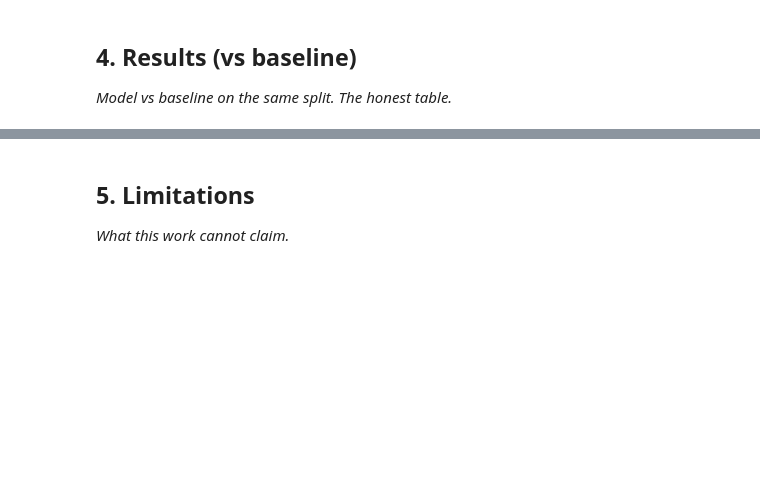
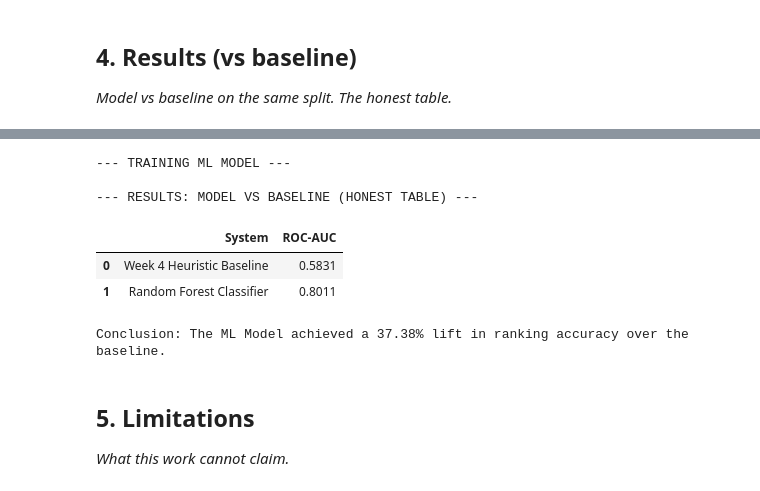
Before and after one commit to Usaf007/flyrankai-ml-internship, a Jupyter notebook: work/notebooks/capstone.ipynb, the cells around one changed output, grey strips where cells are left out. Cells and saved outputs as stored; diff of their text form; code cells hidden in the pictures; blank space fills up the shorter version.

```diff
--- a/work/notebooks/capstone.ipynb
+++ b/work/notebooks/capstone.ipynb
@@ -20,0 +107,17 @@ This skeleton is yours to fill. Work the sections **in order** — each one has
+# %%
+from sklearn.model_selection import train_test_split
+from sklearn.ensemble import RandomForestClassifier
+from sklearn.metrics import roc_auc_score
+
+# Isolate features and the target label
+features = ['gsc_impressions', 'gsc_clicks', 'ga4_sessions', 'age_days', 'word_count']
+X = df_raw[features]
+y = df_raw['target_is_declining']
+
+# Standard 80/20 split. Keeping the random state fixed for reproducibility.
+X_train, X_test, y_train, y_test, idx_train, idx_test = train_test_split(
+    X, y, df_raw.index, test_size=0.2, random_state=42
+)
+
+base_rate = y.mean() * 100
+print(f"Task Base Rate (Pages naturally declining): {base_rate:.2f}%")
@@ -25,3 +138,38 @@ This skeleton is yours to fill. Work the sections **in order** — each one has
+# %%
+from IPython.display import display
+
+print("--- TRAINING ML MODEL ---")
+# Capping depth at 10 to prevent the model from memorizing the training data
+clf = RandomForestClassifier(n_estimators=100, max_depth=10, random_state=42)
+clf.fit(X_train, y_train)
+
+# Grab probabilities for the test set
+rf_probs = clf.predict_proba(X_test)[:, 1]
+baseline_scores_test = df_raw.loc[idx_test, 'baseline_score']
+
+# Calculate AUC for both approaches
+rf_auc = roc_auc_score(y_test, rf_probs)
+baseline_auc = roc_auc_score(y_test, baseline_scores_test)
+
+print("\n--- RESULTS: MODEL VS BASELINE (HONEST TABLE) ---")
+results_df = pd.DataFrame({
+    'System': ['Week 4 Heuristic Baseline', 'Random Forest Classifier'],
+    'ROC-AUC': [round(baseline_auc, 4), round(rf_auc, 4)]
+})
+
+# Render the table
+display(results_df)
+
+lift = ((rf_auc - baseline_auc) / baseline_auc) * 100
+print(f"\nConclusion: The ML Model achieved a {lift:.2f}% lift in ranking accuracy over the baseline.")
+# %% [output]
+--- TRAINING ML MODEL ---
+
+--- RESULTS: MODEL VS BASELINE (HONEST TABLE) ---
+|  | System | ROC-AUC |
+| 0 | Week 4 Heuristic Baseline | 0.5831 |
+| 1 | Random Forest Classifier | 0.8011 |
+Conclusion: The ML Model achieved a 37.38% lift in ranking accuracy over the baseline.
 # %% [markdown]
 ## 5. Limitations
 
```
Also changed, not shown: parts of 13 cells of this notebook.
